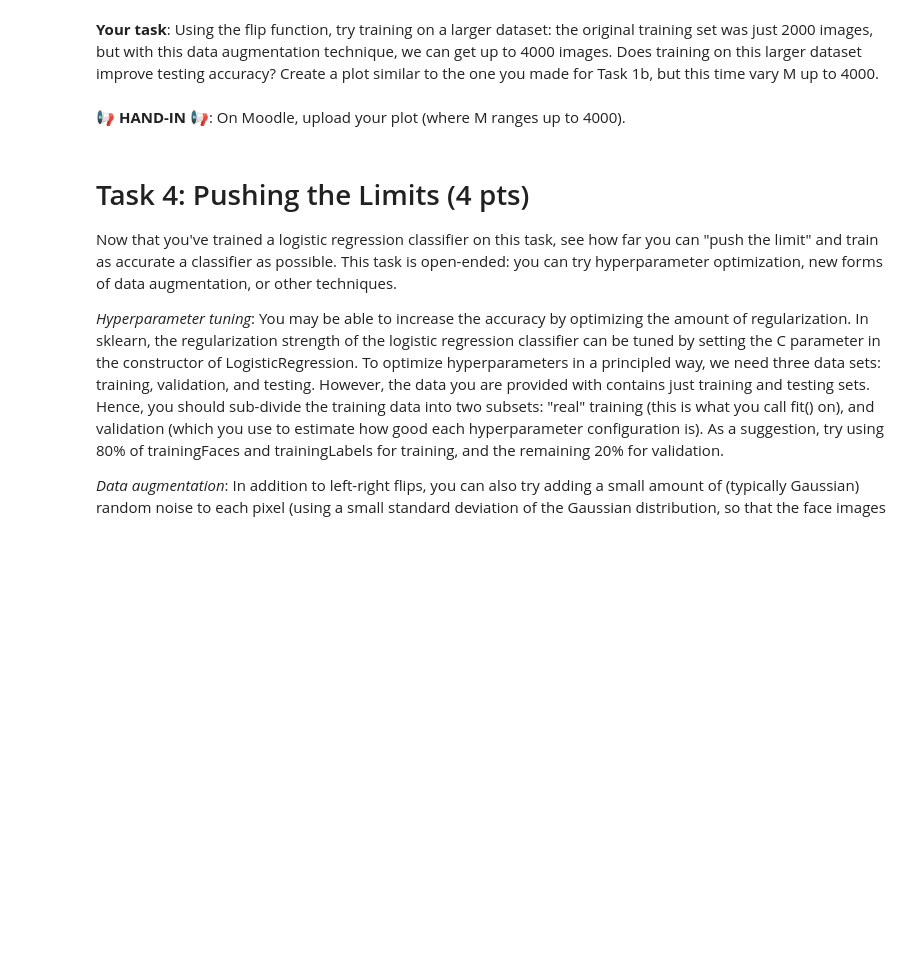
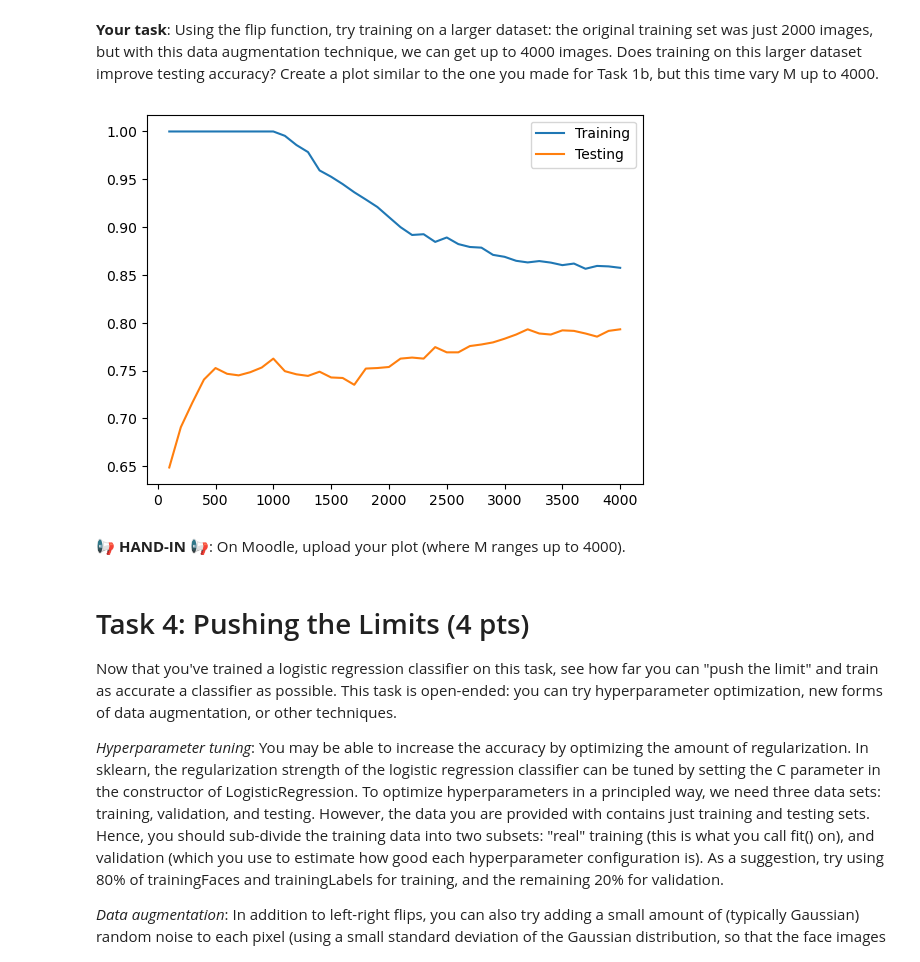
Before and after one commit to michamettler/zhaw-mldm, a Jupyter notebook: L04/L04_Logistic_Regression_LAB_ASSIGNMENT.ipynb, the cells around one changed output. Drawn from its saved outputs; the diff is of its cells as text; code cells hidden in the pictures; blank space fills up the shorter version.

```diff
--- a/L04/L04_Logistic_Regression_LAB_ASSIGNMENT.ipynb
+++ b/L04/L04_Logistic_Regression_LAB_ASSIGNMENT.ipynb
@@ -150,3 +219,23 @@ plt.show()
+# %%
+trainingFacesAugmented = np.concatenate((trainingFaces, flip(trainingFaces)))
+trainingLabelsAugmented = np.concatenate((trainingLabels, trainingLabels))
+
+trainingAccuracies = []
+testingAccuracies = []
+Mvalues = np.arange(100, 4001, 100)
+for M in Mvalues:
+  logisticRegressor = sklearn.linear_model.LogisticRegression(max_iter=500)
+  logisticRegressor.fit(trainingFacesAugmented[:M,:], trainingLabelsAugmented[:M])
+  trainingAccuracies.append(logisticRegressor.score(trainingFacesAugmented[:M,:], trainingLabelsAugmented[:M]))
+  testingAccuracies.append(logisticRegressor.score(testingFaces, testingLabels))
+
+
+plt.plot(Mvalues, trainingAccuracies)
+plt.plot(Mvalues, testingAccuracies)
+plt.legend([ "Training", "Testing" ])
+plt.show()
+# %% [output]
+[figure, added]
 # %% [markdown]
 📢 **HAND-IN** 📢:
 On Moodle, upload your plot (where M ranges up to 4000).
```
Also changed, not shown: parts of 12 cells of this notebook.
